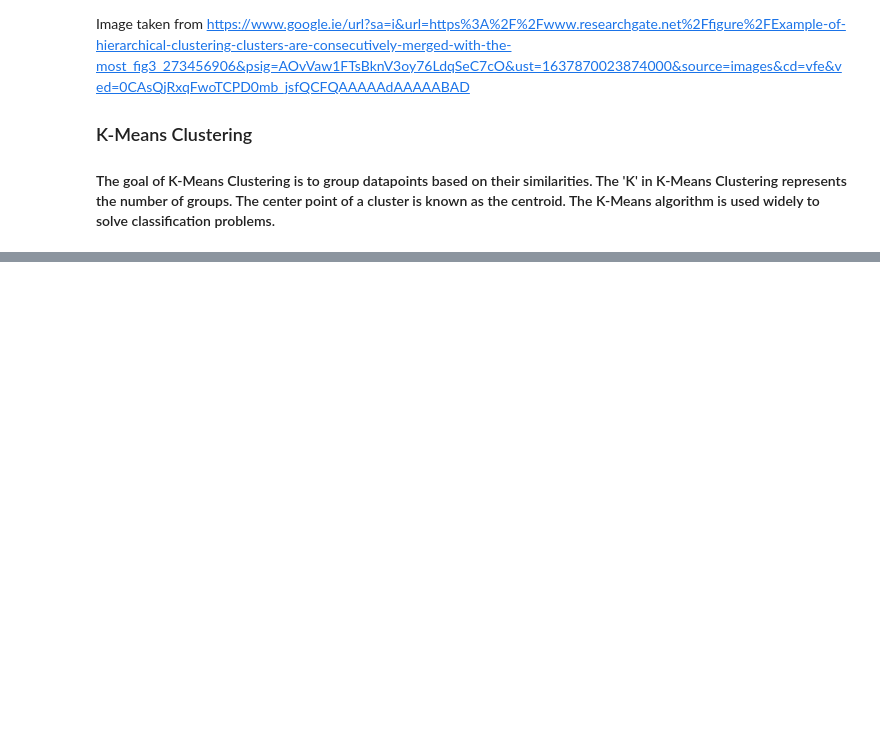
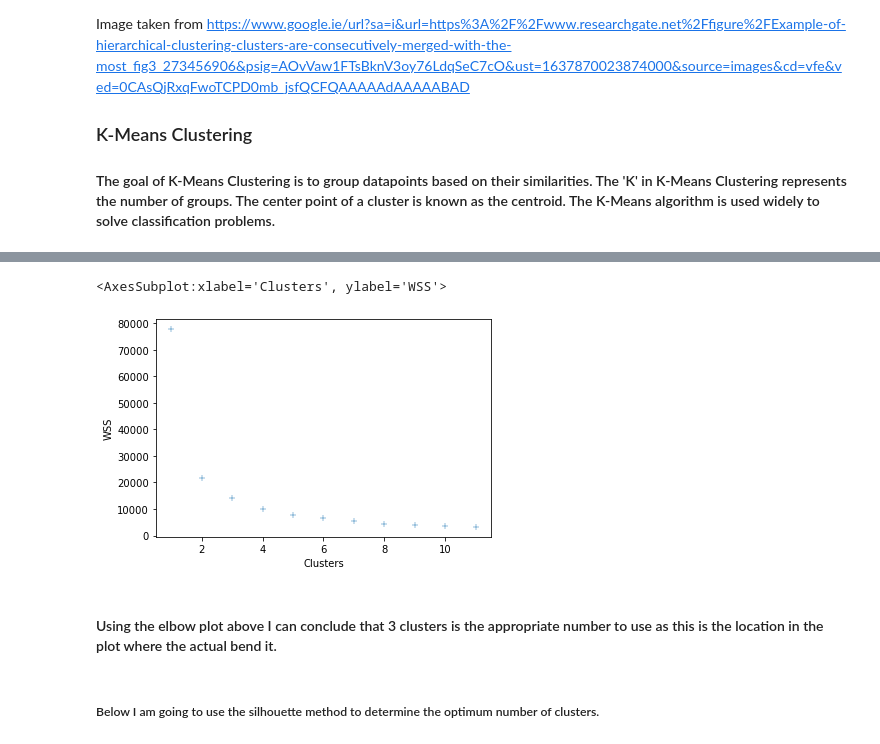
Before and after one commit to Aarondon1993/Machine-Learning-and-Statistics, a Jupyter notebook: Scikit Learn.ipynb, the cells around one changed output, grey strips where cells are left out. Cells and saved outputs as stored; diff of their text form; code cells hidden in the pictures; blank space fills up the shorter version.

```diff
--- a/Scikit Learn.ipynb
+++ b/Scikit Learn.ipynb
@@ -474,0 +556,11 @@ df.count()
+# %%
+# In order to generate the elbow plot I am going to run the cluster analysis 12 times.
+# I start by creating a range between 1 and 12 and then create an empty array into which I will place the results
+K= range(1,12)
+wss= []
+for k in K:
+    kmeans= KMeans(n_clusters= k, init= "k-means++")
+    kmeans= kmeans.fit(df)
+    wss_iter= kmeans.inertia_
+    wss.append(wss_iter)
+    print(wss)
@@ -474,0 +579,4 @@ df.count()
+# %%
+# I now create a dataframe to store the number of clusters with their WSS score
+mycenters= pd.DataFrame({"Clusters":K, "WSS":wss})
+mycenters
@@ -474,0 +596,10 @@ df.count()
+# %%
+# I then plot the elbow plot
+sns.scatterplot(x= "Clusters", y = "WSS", data = mycenters, marker= "+")
+# %% [output]
+<AxesSubplot:xlabel='Clusters', ylabel='WSS'>
+[figure, added]
+# %% [markdown]
+#### Using the elbow plot above I can conclude that 3 clusters is the appropriate number to use as this is the location in the plot where the actual bend it.
+# %% [markdown]
+##### Below I am going to use the silhouette method to determine the optimum number of clusters.
```
Also changed, not shown: parts of 23 cells of this notebook, 1 other file.
